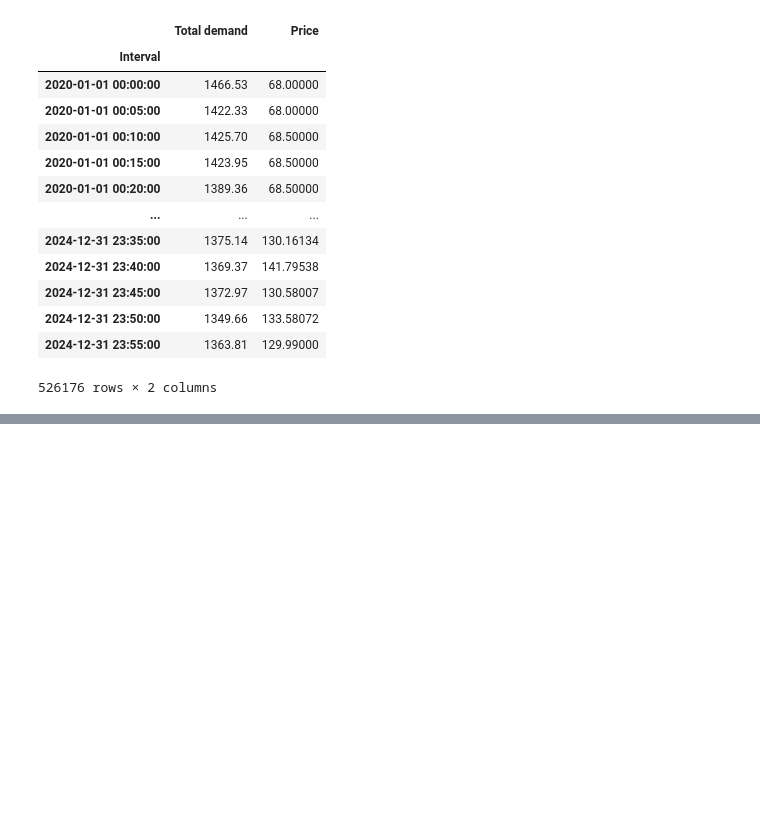
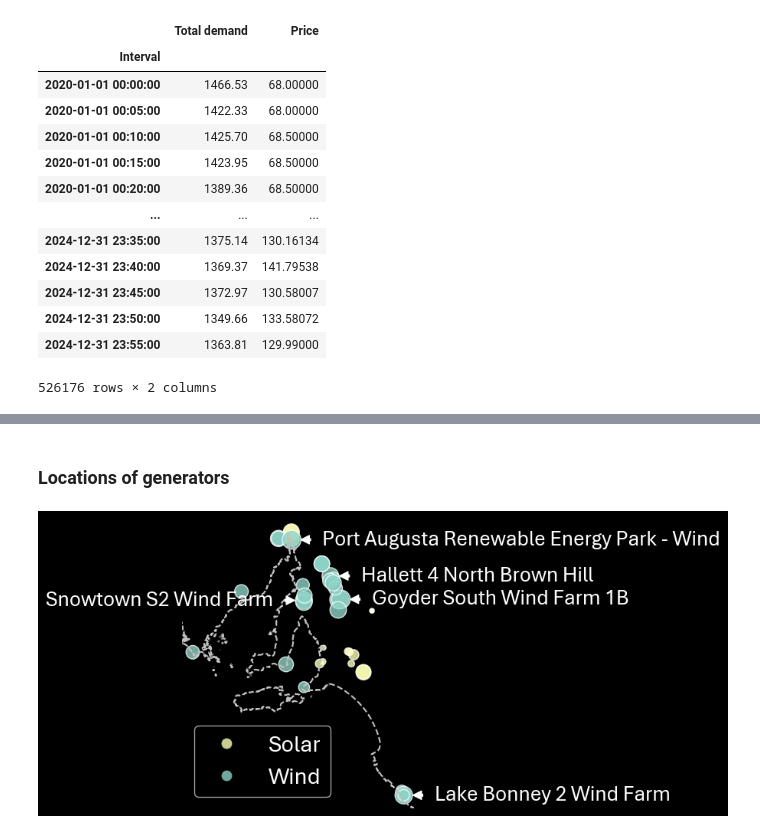
Before and after one commit to MarkusMannheim/contract_modelling, a Jupyter notebook: contract_modelling.ipynb, the cells around one changed output, grey strips where cells are left out. Cells and saved outputs as stored; diff of their text form; code cells hidden in the pictures; blank space fills up the shorter version.

```diff
--- a/contract_modelling.ipynb
+++ b/contract_modelling.ipynb
@@ -181,0 +190,61 @@ for duid in gen_info.index:
+# %% [markdown]
+### Locations of generators
+# %%
+# Convert DUIDs to GeoDataFrame
+sa_gen_geo = gpd.GeoDataFrame(
+    sa_gen_info,
+    geometry=gpd.points_from_xy(
+        sa_gen_info.Longitude,
+        sa_gen_info.Latitude,
+        crs="3857"))
+
+# Load states shapefile
+states = gpd.read_file(
+    os.path.join(data_dir, "states.zip"))
+
+# Plot states outline
+marker_sizes = np.sqrt(sa_gen_geo["Maximum capacity"] / np.pi)
+fig, ax = plt.subplots(
+    figsize=(9, 6.75),
+    tight_layout=True)
+sa_gen_geo.plot(
+    "Technology",
+    cmap=mpl.colors.ListedColormap(["C1", "C0"]),
+    markersize=(
+        (np.sqrt(sa_gen_geo["Maximum capacity"] / np.pi) - marker_sizes.min()) /
+        (marker_sizes.max() - marker_sizes.min()) * 300 + 10),
+    alpha=.8,
+    edgecolor="white",
+    ax=ax,
+    legend=True)
+label_data = sa_gen_geo.loc[["NBHWF1", "SNOWNTH1", "LKBONNY2", "GSWF1B1", "PAREPW1"]].copy()
+for x, y, label in zip(
+    label_data["geometry"].x,
+    label_data["geometry"].y,
+    label_data["Name"]):
+    ax.annotate(
+        label,
+        xy=(x, y),
+        xytext=(x + (.7 if "Snowtown" not in label else - .7), y),
+        fontsize="small",
+        ha=("left" if "Snowtown" not in label else "right"),
+        va="center",
+        arrowprops=dict(
+            color="white",
+            width=2,
+            headwidth=8,
+            headlength=8,
+            shrink=0.3))
+limits = ax.get_xlim(), ax.get_ylim()
+states.boundary.plot(
+    color="silver",
+    linestyle="--",
+    ax=ax)
+plt.xlim(limits[0][0], limits[0][1])
+plt.ylim(limits[1][0], limits[1][1])
+ax.set_axis_off()
+plt.savefig(
+    os.path.join(charts_dir, "sa_generator_locations.png"))
+plt.show()
+# %% [output]
+[figure, added]
```
Also changed, not shown: parts of 10 cells of this notebook, 7 other files.
